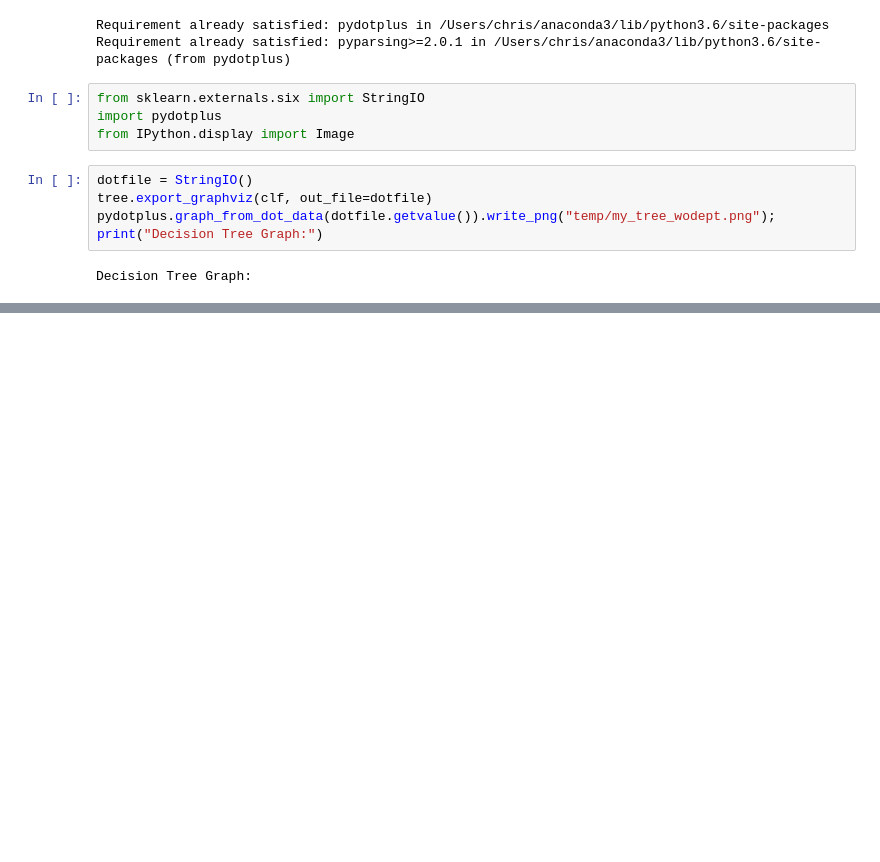
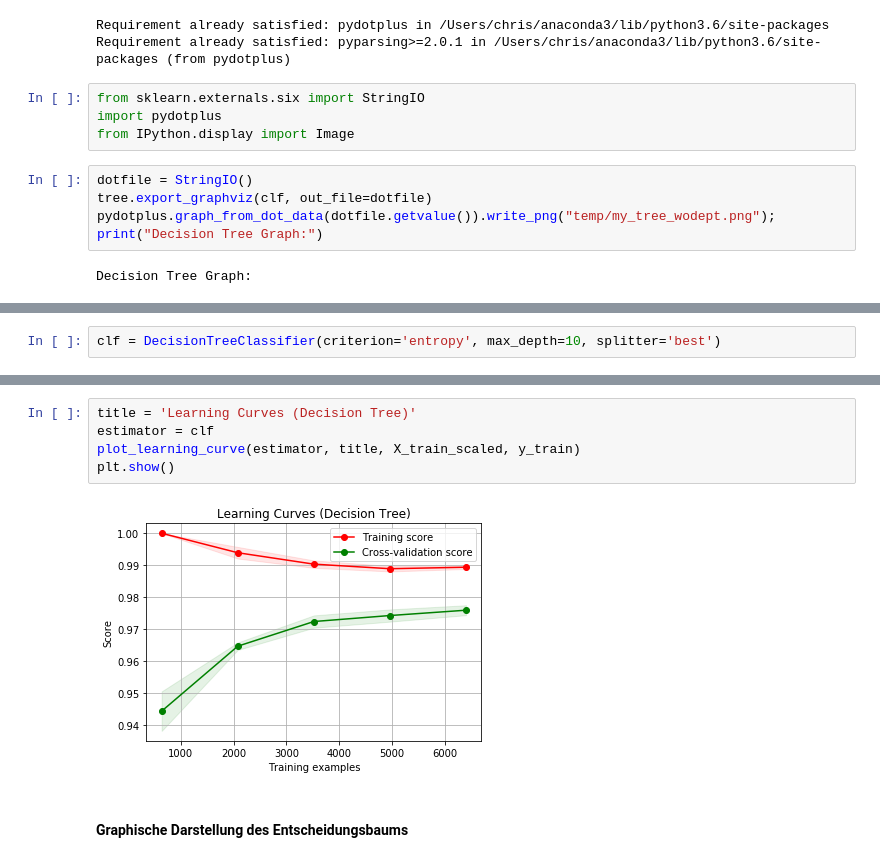
Before and after one commit to hhz-analytics-team/hr-competition, a Jupyter notebook: hr_competition_09_decision_tree.ipynb, the cells around one changed output, grey strips where cells are left out. Cells and saved outputs as stored; diff of their text form; blank space fills up the shorter version.

```diff
--- a/hr_competition_09_decision_tree.ipynb
+++ b/hr_competition_09_decision_tree.ipynb
@@ -271,0 +445,2 @@ Decision Tree Graph:
+# %%
+clf = DecisionTreeClassifier(criterion='entropy', max_depth=10, splitter='best')
@@ -271,0 +508,9 @@ Decision Tree Graph:
+# %%
+title = 'Learning Curves (Decision Tree)'
+estimator = clf
+plot_learning_curve(estimator, title, X_train_scaled, y_train)
+plt.show()
+# %% [output]
+[figure, added]
+# %% [markdown]
+#### Graphische Darstellung des Entscheidungsbaums
```
Also changed, not shown: parts of 37 cells of this notebook, 4 other files.
